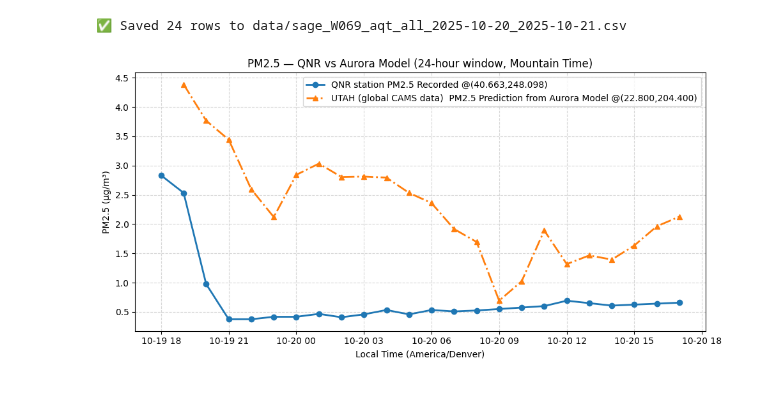
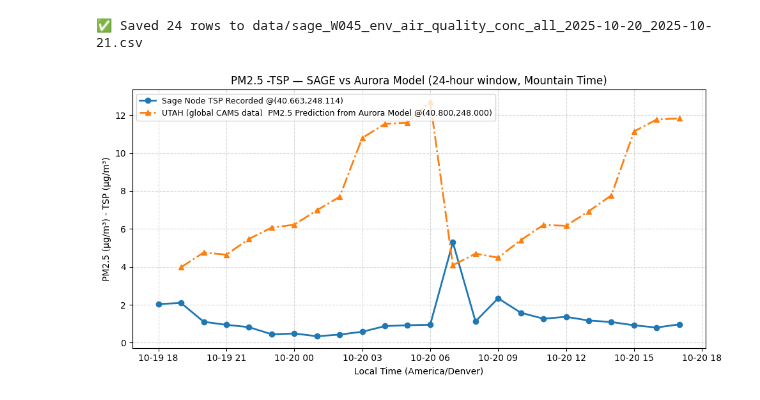
Before and after one commit to sci-ndp/stream-simulation-ebus, a Jupyter notebook: timestamp_prediction_aurora.ipynb, the cells around one changed output. Drawn from its saved outputs; the diff is of its cells as text; code cells hidden in the pictures.

```diff
--- a/timestamp_prediction_aurora.ipynb
+++ b/timestamp_prediction_aurora.ipynb
@@ -556,7 +641,4 @@ Saved hourly predictions with all surface variables to predictions/pollutant_pre
 # %%
-# curl -H 'Content-Type: application/json' https://data.sagecontinuum.org/api/v1/query -d '
-# { "start": "-1m", "filter": { "vsn": "W045", "sensor": "ES-642", "name": "env.*" }}'
-
 import sage_data_client
 from pathlib import Path
 import pandas as pd
@@ -567,16 +649,16 @@ df = sage_data_client.query(
     end   = "2025-10-21T00:00:00Z",
     # start="-1m",
     filter={
-        # "sensor": "es642",
-        # "name": "env.air_quality.conf",
-        # "vsn": "W045",
-        "name": "aqt.particle.pm2.5",
-        "vsn": "W069",
+        "sensor": "es642",
+        "name": "env.air_quality.conc",
+        "vsn": "W045",
+        # "name": "aqt.particle.pm2.5",
+        # "vsn": "W069",
     }
 )
 
 # 2. keep only pm2.5 rows
-df = df[df["name"] == "aqt.particle.pm2.5"].copy()
+df = df[df["name"] == "env.air_quality.conc"].copy()
 
 # 3. parse timestamp
 df["timestamp"] = pd.to_datetime(df["timestamp"], utc=True)
@@ -584,13 +666,15 @@ df["timestamp"] = pd.to_datetime(df["timestamp"], utc=True)
 # 4. set index for resampling
 df = df.set_index("timestamp")
 
+# convert df[value] to ug/m3 from mg/m3
+df["value_ugm3"] = df["value"] * 1000  # Assuming the original 'value' is in mg/m³
 # 5. hourly average
 hourly = (
-    df["value"]
+    df["value_ugm3"]
     .resample("1H")
     .mean()
     .dropna()
-    .to_frame(name="PM_25_concentration_set_1")
+    .to_frame(name="pm2p5_ugm3")
 )
 
 # 6. put timestamp back as column with the expected name
@@ -598,24 +682,23 @@ hourly = hourly.reset_index().rename(columns={"timestamp": "Date_Time"})
 
 out_dir = Path("data")
 out_dir.mkdir(exist_ok=True)
-
-csv_path = out_dir / f"sage_W069_aqt_all_2025-10-20_2025-10-21.csv"
+csv_path = out_dir / f"sage_W045_env_air_quality_conc_all_2025-10-20_2025-10-21.csv"
 hourly.to_csv(csv_path, index=False)
 print(f"✅ Saved {len(hourly)} rows to {csv_path}")
 # %% [output]
-✅ Saved 24 rows to data/sage_W069_aqt_all_2025-10-20_2025-10-21.csv
+✅ Saved 24 rows to data/sage_W045_env_air_quality_conc_all_2025-10-20_2025-10-21.csv
 # %%
 import pandas as pd
 import numpy as np
 import matplotlib.pyplot as plt
 
 # --- file paths (edit if needed) ---
-station_csv = "./data/sage_W069_aqt_all_2025-10-20_2025-10-21.csv"
-new_csv     = "./predictions/pollutant_prediction_hawai_2025-10-20_0000_24h.csv"
+station_csv = "./data/sage_W045_env_air_quality_conc_all_2025-10-20_2025-10-21.csv"
+new_csv     = "./predictions/utah_2025-10-20_0000-1200_12h.csv"
 
-# --- QNR station location ---
+
 site_lat = 40.66284
-site_lon = -111.90180
+site_lon = -111.8859
 site_lon_0360 = (site_lon + 360.0) if site_lon < 0 else site_lon  # 248.09820
 
 # ------------------ LOAD OBS ------------------
@@ -627,9 +710,6 @@ df_obs = pd.read_csv(
 )
 df_obs = df_obs[df_obs["Date_Time"].notna()]
 df_obs["timestamp"] = pd.to_datetime(df_obs["Date_Time"], utc=True)
-df_obs_ts = df_obs[["timestamp", "PM_25_concentration_set_1"]].rename(
-    columns={"PM_25_concentration_set_1": "pm2p5_ugm3"}
-)
 
 # ------------------ LOAD MODEL FILES ------------------
 df_new    = pd.read_csv(new_csv)
@@ -641,7 +721,7 @@ day0  = df_obs["timestamp"].dt.floor("D").min()
 start = day0
 end   = day0 + pd.Timedelta(hours=23)
 
-df_obs_24    = df_obs_ts[(df_obs_ts["timestamp"] >= start) & (df_obs_ts["timestamp"] <= end)].copy()
+df_obs_24    = df_obs[(df_obs["timestamp"] >= start) & (df_obs["timestamp"] <= end)].copy()
 df_new_24    = df_new[(df_new["timestamp"] >= start) & (df_new["timestamp"] <= end)].copy()
 
 # ------------------ NEAREST GRID POINTS ------------------
@@ -649,35 +729,35 @@ def nearest_point(df, lat_col, lon_col, val_col):
     lat_vals = df[lat_col].unique()
     lon_vals = df[lon_col].unique()
     lat_near = lat_vals[np.abs(lat_vals - site_lat).argmin()]
     lon_near = lon_vals[np.abs(lon_vals - site_lon_0360).argmin()]
     df_pt = df[(np.isclose(df[lat_col], lat_near)) & (np.isclose(df[lon_col], lon_near))]
     df_ts = df_pt.groupby("timestamp" if "timestamp" in df_pt else "time", as_index=False)[val_col].mean()
     return df_ts, lat_near, lon_near
 
 df_new_ts, lat_n, lon_n = nearest_point(df_new_24, "latitude", "longitude", "pm2p5_ugm3")
 
 # ------------------ ALIGN ON HOURLY INDEX ------------------
 hourly_idx = pd.date_range(start=start, end=end, freq="H", tz="UTC")
 obs_series = df_obs_24.set_index("timestamp").reindex(hourly_idx)["pm2p5_ugm3"]
 new_series = df_new_ts.set_index("timestamp").reindex(hourly_idx)["pm2p5_ugm3"]
 
 # ------------------ CONVERT TO MOUNTAIN TIME ------------------
 mountain_tz = "America/Denver"
 hourly_idx_mt = hourly_idx.tz_convert(mountain_tz)
 obs_series.index = hourly_idx_mt
 new_series.index = hourly_idx_mt
 
 # ------------------ PLOT ------------------
 plt.figure(figsize=(10, 5))
-plt.plot(hourly_idx_mt, obs_series, "o-", label=f"QNR station PM2.5 Recorded @({site_lat:.3f},{site_lon+360:.3f})", linewidth=2)
+plt.plot(hourly_idx_mt, obs_series, "o-", label=f"Sage Node TSP Recorded @({site_lat:.3f},{site_lon+360:.3f})", linewidth=2)
 plt.plot(hourly_idx_mt, new_series, "^-.", label=f"UTAH (global CAMS data)  PM2.5 Prediction from Aurora Model @({lat_n:.3f},{lon_n:.3f})", linewidth=2)
 
 plt.xlabel("Local Time (America/Denver)")
-plt.ylabel("PM2.5 (µg/m³)")
-plt.title("PM2.5 — QNR vs Aurora Model (24-hour window, Mountain Time)")
-plt.legend()
+plt.ylabel("PM2.5 (µg/m³) - TSP (µg/m³)")
+plt.title("PM2.5 -TSP — SAGE vs Aurora Model (24-hour window, Mountain Time)")
+plt.legend(loc="upper left", frameon=True, fontsize=9)
 plt.grid(True, linestyle="--", alpha=0.5)
 plt.tight_layout()
 plt.show()
 # %% [output]
-[figure, old version]
+[figure, new version]
```
Also changed, not shown: parts of 5 cells of this notebook.
